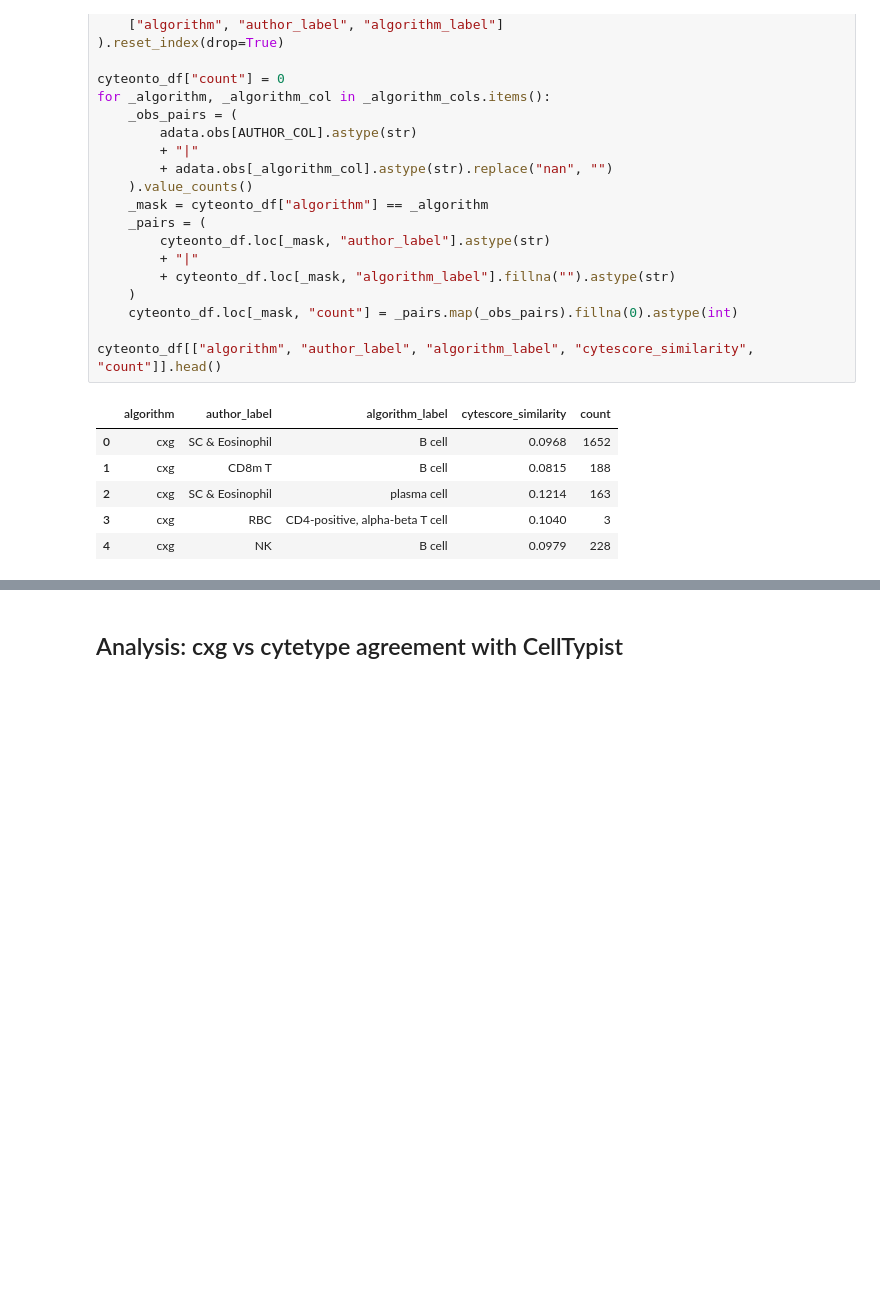
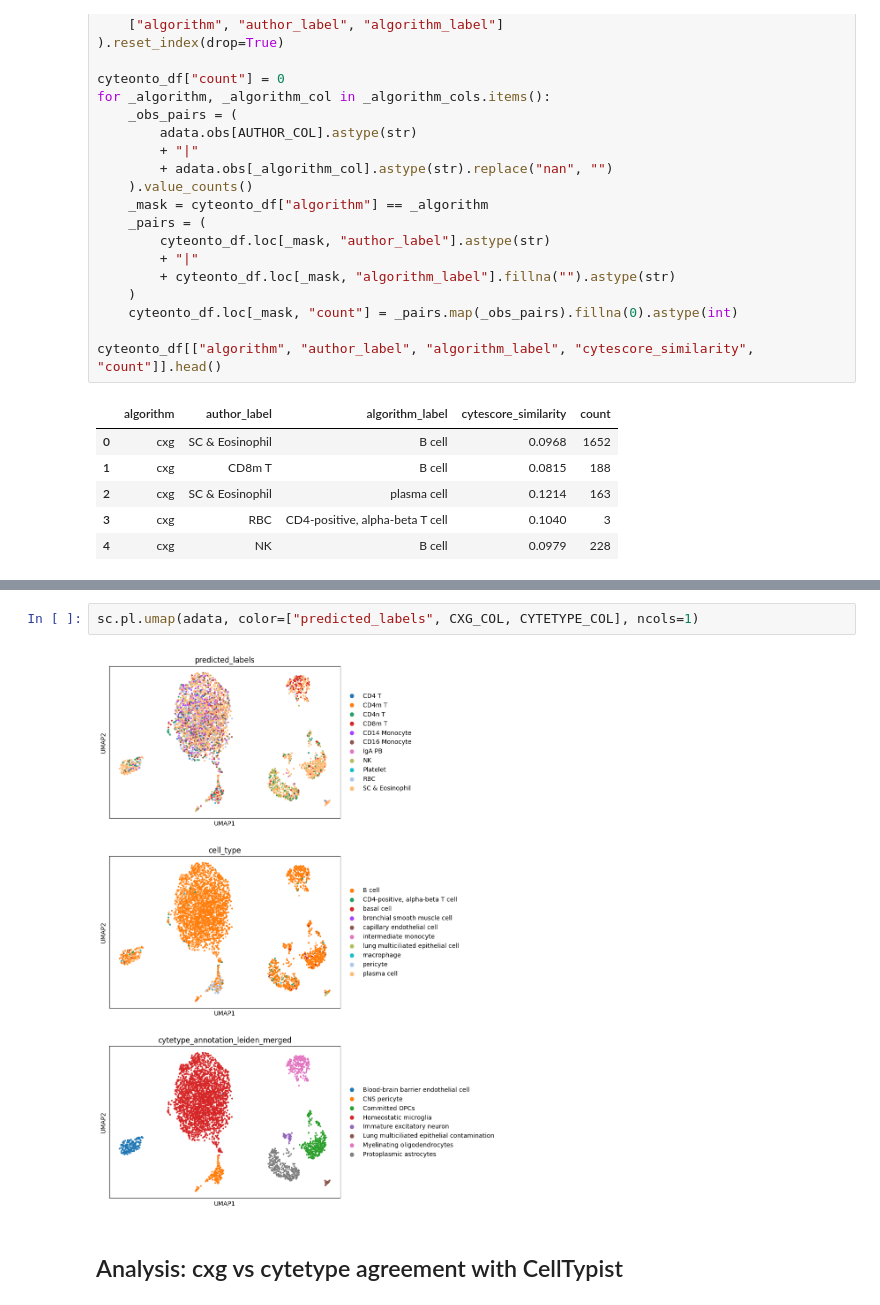
Before and after one commit to otodreas/scBaseCount_Pipeline, a Jupyter notebook: writeups/celltypist_vs_cxg/agreement_inspection.ipynb, the cells around one changed output, grey strips where cells are left out. Drawn from its saved outputs; the diff is of its cells as text; blank space fills up the shorter version.

```diff
--- a/writeups/celltypist_vs_cxg/agreement_inspection.ipynb
+++ b/writeups/celltypist_vs_cxg/agreement_inspection.ipynb
@@ -126,3 +130,7 @@ cyteonto_df["weighted_cytescore_similarity"] = cyteonto_df["cytescore_similarity
+# %%
+sc.pl.umap(adata, color=["predicted_labels", CXG_COL, CYTETYPE_COL], ncols=1)
+# %% [output]
+[figure, added]
 # %% [markdown]
 ## Analysis: cxg vs cytetype agreement with CellTypist
 # %%
```
Also changed, not shown: parts of 1 cell of this notebook.
